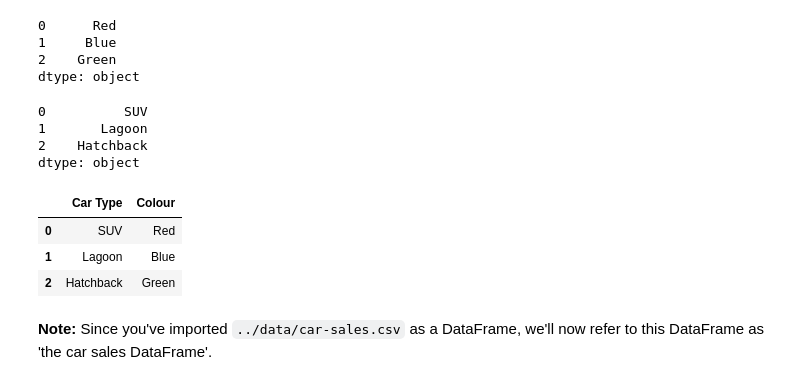
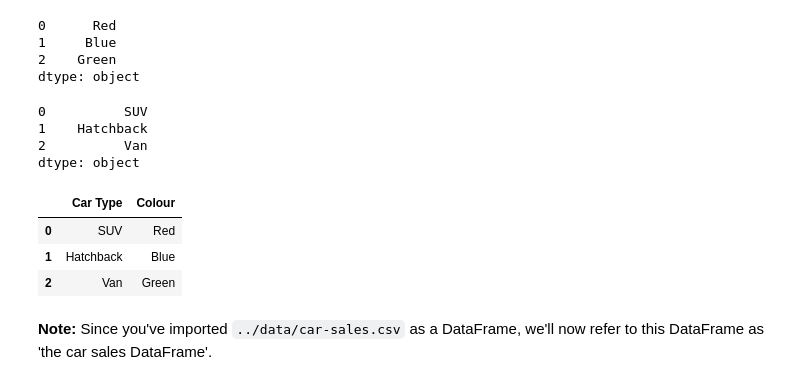
Before and after one commit to Harryortho/Extensive-Perovskite-Stability-Review-Paper, a Jupyter notebook: section-2-data-science-and-ml-tools/pandas-exercises.ipynb, the cells around one changed output. Drawn from its saved outputs; the diff is of its cells as text; code cells hidden in the pictures.

```diff
--- a/section-2-data-science-and-ml-tools/pandas-exercises.ipynb
+++ b/section-2-data-science-and-ml-tools/pandas-exercises.ipynb
@@ -15,6 +15,6 @@ For further reference and resources, it's advised to check out the [pandas docum
 import pandas as pd
 # %%
 # Create a series of three different colours
-Colours = pd.Series(["Red","Blue","Green"])
+colours = pd.Series(["Red","Blue","Green"])
 # %%
 # View the series of different colours
@@ -26,22 +26,22 @@ Colours
 dtype: object
 # %%
 # Create a series of three different car types and view it
-Car_Type = pd.Series(["SUV", "Lagoon", "Hatchback"])
-Car_Type
+car_types = pd.Series(["SUV","Hatchback","Van"])
+car_types
 # %% [output]
 0          SUV
-1       Lagoon
-2    Hatchback
+1    Hatchback
+2          Van
 dtype: object
 # %%
 # Combine the Series of cars and colours into a DataFrame
-Cars = pd.DataFrame({"Car Type": Car_Type, "Colour":Colours})
-Cars
+cars = pd.DataFrame({"Car Type" :car_types, " Colour":colours})
+cars
 # %% [output]
 |  | Car Type | Colour |
 | 0 | SUV | Red |
-| 1 | Lagoon | Blue |
-| 2 | Hatchback | Green |
+| 1 | Hatchback | Blue |
+| 2 | Van | Green |
 # %%
 # Import "../data/car-sales.csv" and turn it into a DataFrame
 car_sales = pd.read_csv("/content/sample_data/car-sales.csv")
```
Also changed, not shown: parts of 34 cells of this notebook.
